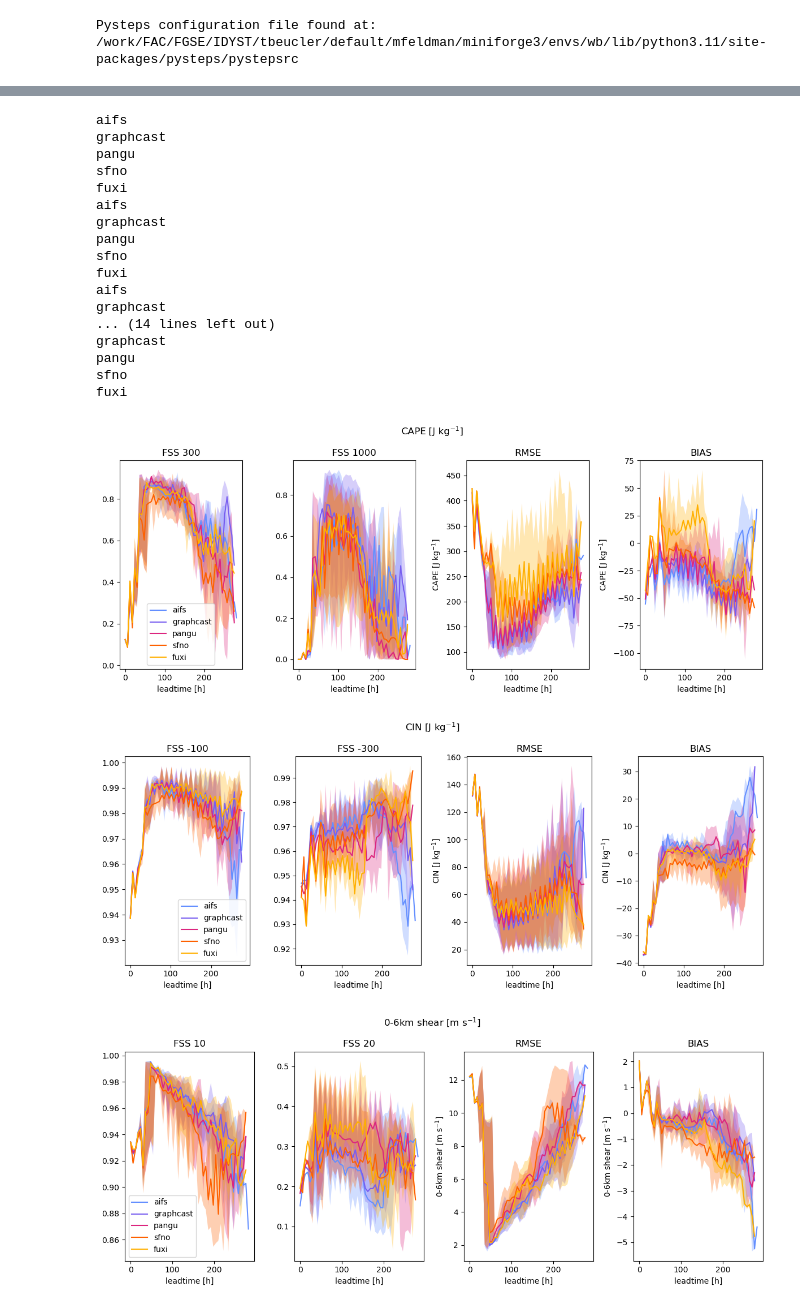
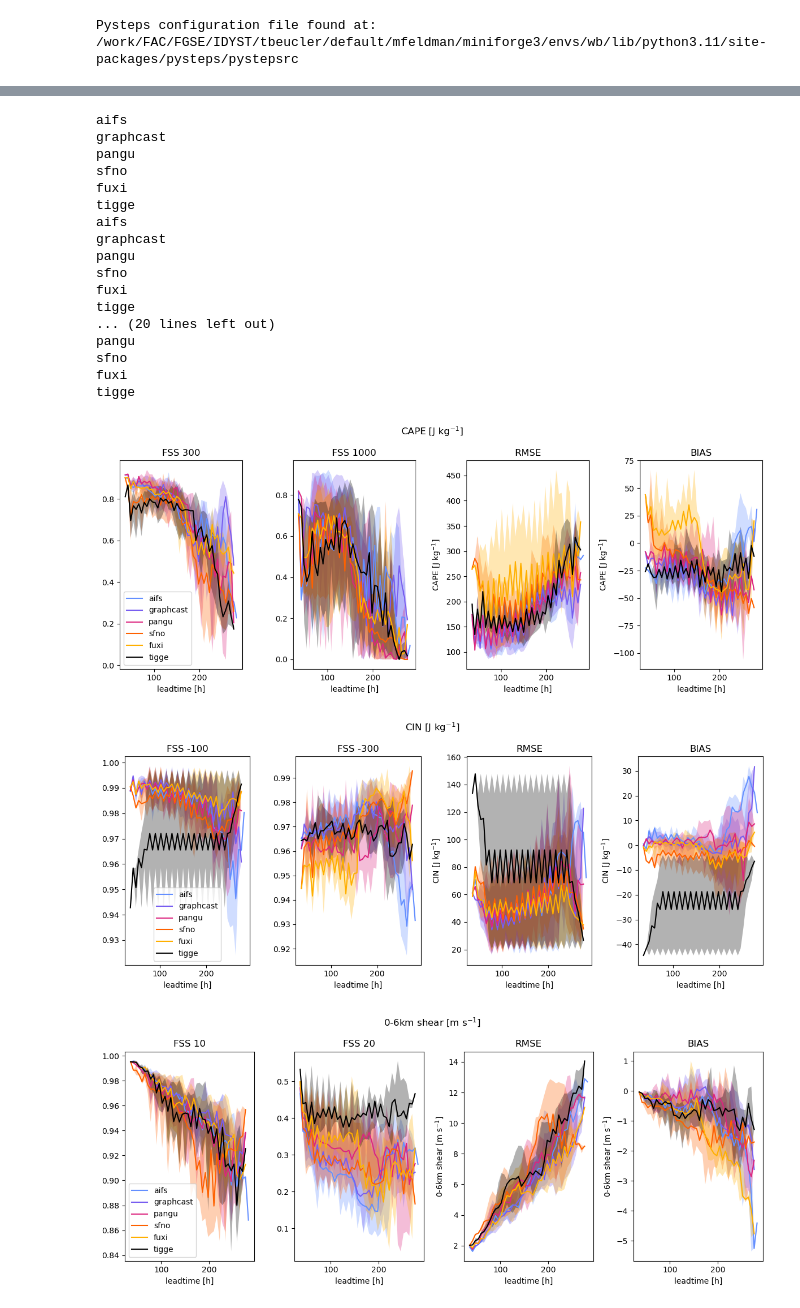
Before and after one commit to feldmann-m/AI-storm, a Jupyter notebook: devel/Eval_metrics_ecmwf.ipynb, the cells around one changed output, grey strips where cells are left out. Cells and saved outputs as stored; diff of their text form; code cells hidden in the pictures.

```diff
--- a/devel/Eval_metrics_ecmwf.ipynb
+++ b/devel/Eval_metrics_ecmwf.ipynb
@@ -37,7 +37,7 @@ wms=(cape * 2)**0.5 * era_ref.bs_06
 era_ref=era_ref.assign(wms=lambda era_ref: wms)
 nn=0
 mm=0
-for mm in range(6):
+for mm in range(6)[:]:
     var=['cape','cin','bs_06','bs_03','bs_01','wms'][mm]
     tit=['CAPE [J kg$^{-1}$]','CIN [J kg$^{-1}$]','0-6km shear [m s$^{-1}$]','0-3km shear [m s$^{-1}$]',
          '0-1km shear [m s$^{-1}$]','wmax-shear [m$^2$ s$^{-2}$]'][mm]
@@ -46,7 +46,7 @@ for mm in range(6):
     f1=[1,-1,1,1,1,1][mm]
     # fig,axes = plt.subplots(1,3)
     fig2,axes2 = plt.subplots(1,3,figsize=(12, 5))
-    for nn in range(len(models)-1):
+    for nn in range(len(models)):
         kw='latitude'#['lat','lat','latitude','latitude','latitude','latitude'][nn]
         kw2='time'#['prediction_timedelta','prediction_timedelta','prediction_timedelta','prediction_timedelta','time','prediction_timedelta'][nn]
         model=models[nn]
@@ -61,7 +61,7 @@ for mm in range(6):
 
 
 
-        for file in range(len(files)-3):
+        for file in range(3,len(files)-3):
             model_set=xr.open_dataset(files[file]).sortby(kw).fillna(0).squeeze()
             if var=='wms':
                 capem=model_set.cape.squeeze().values
@@ -116,7 +137,7 @@ wms=(cape * 2)**0.5 * era_ref.bs_06
 era_ref=era_ref.assign(wms=lambda era_ref: wms)
 nn=0
 mm=0
-for mm in range(6):
+for mm in range(6)[:]:
     var=['cape','cin','bs_06','bs_03','bs_01','wms'][mm]
     tit=['CAPE [J kg$^{-1}$]','CIN [J kg$^{-1}$]','0-6km shear [m s$^{-1}$]','0-3km shear [m s$^{-1}$]',
          '0-1km shear [m s$^{-1}$]','wmax-shear [m$^2$ s$^{-2}$]'][mm]
@@ -125,7 +146,7 @@ for mm in range(6):
     f1=[1,-1,1,1,1,1][mm]
     # fig,axes = plt.subplots(1,3)
     fig2,axes2 = plt.subplots(1,4,figsize=(12, 5))
-    for nn in range(len(models)-1):
+    for nn in range(len(models)):
         kw='latitude'#['lat','lat','latitude','latitude','latitude','latitude'][nn]
         kw2='time'#['prediction_timedelta','prediction_timedelta','prediction_timedelta','prediction_timedelta','time','prediction_timedelta'][nn]
         model=models[nn]
@@ -137,7 +158,7 @@ for mm in range(6):
         fss_eval_1000=np.zeros([2*len(files)+i,len(files)]); fss_eval_1000[:]=np.nan
         rmse=np.zeros([2*len(files)+i,len(files)]); rmse[:]=np.nan
         bias=np.zeros([2*len(files)+i,len(files)]); bias[:]=np.nan
-        for file in range(len(files)-3):
+        for file in range(3,len(files)-3):
             #print(files[file])
             model_set=xr.open_dataset(files[file]).sortby(kw).fillna(0).squeeze()
             if var=='wms':
@@ -152,6 +173,7 @@ for mm in range(6):
                 rmse[tstep+2*file,file] = np.nanmean((model_set[var].values[tstep,:,:] - era_ref[var].values[tstep,:,:])**2)**0.5
 
                 bias[tstep+2*file,file] = np.nanmean(model_set[var].values[tstep,:,:] - era_ref[var].values[tstep,:,:])
+        #print(fss_eval_300[4,:])
 
         color=[c1,c2,c3,c4,c5,c6][nn]
 
@@ -182,37 +204,37 @@ for mm in range(6):
         axes2[3].set_title('BIAS')
         axes2[3].set_xlabel('leadtime [h]')
         axes2[3].set_ylabel(tit)
         fig2.suptitle(tit)
 
         # axes2[0].boxplot(np.transpose(fss_eval),positions=np.arange(8+len(files))+0.2*nn-0.5,widths=0.1)
         # axes2[1].boxplot(np.transpose(rmse),positions=np.arange(8+len(files))+0.2*nn-0.5,widths=0.1)
         # axes2[2].boxplot(np.transpose(bias),positions=np.arange(8+len(files))+0.2*nn-0.5,widths=0.1)
     # fig.show()
     fig2.tight_layout()
     fig2.show()
     fig2.savefig(figpath+var+'_scores.png')
 
     # print(fss_eval)
     # print(rmse)
     # print(bias)
 # %% [output]
 aifs
 graphcast
 pangu
 sfno
 fuxi
+tigge
 aifs
 graphcast
 pangu
 sfno
 fuxi
-aifs
-graphcast
-... (14 lines left out)
-graphcast
+tigge
+... (20 lines left out)
 pangu
 sfno
 fuxi
+tigge
-[figure, old version]
+[figure, new version]
-[figure, old version]
+[figure, new version]
-[figure, old version]
+[figure, new version]
```
Also changed, not shown: parts of 13 cells of this notebook, 1 other file.
